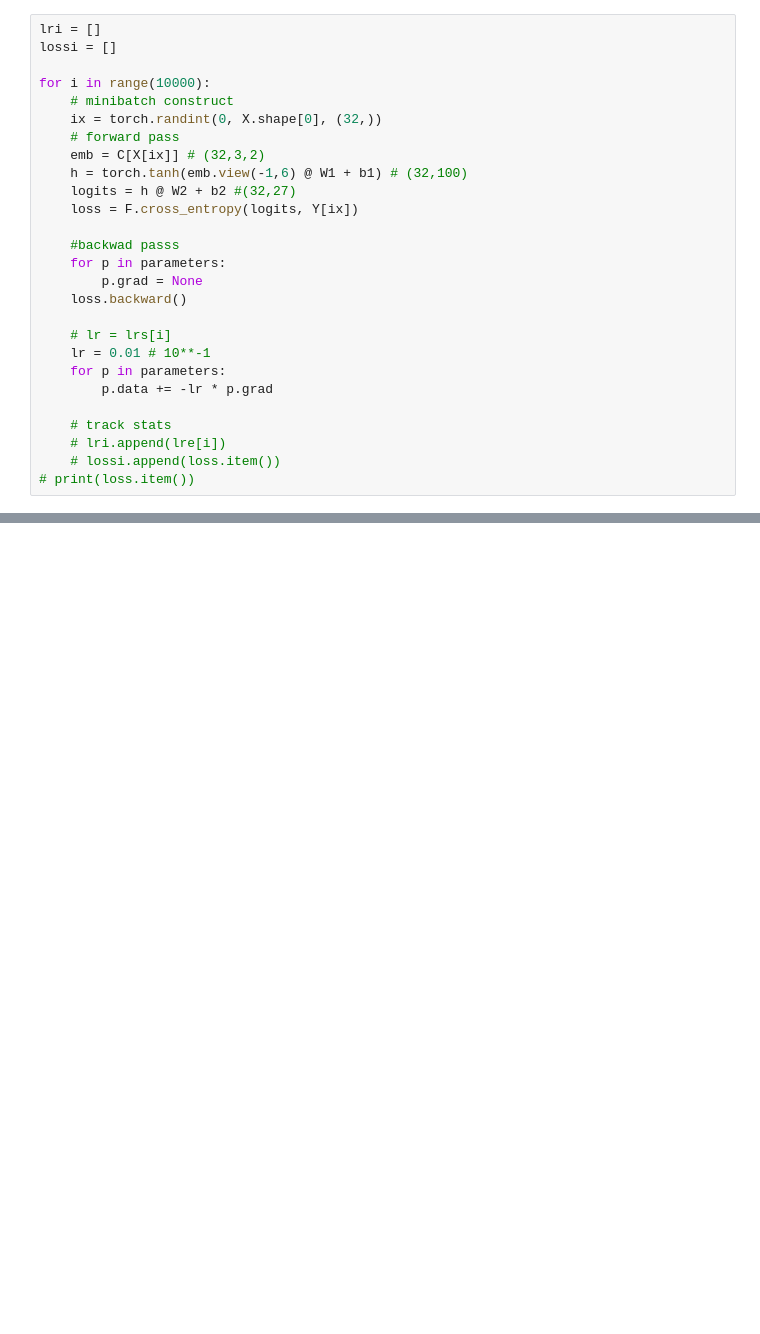
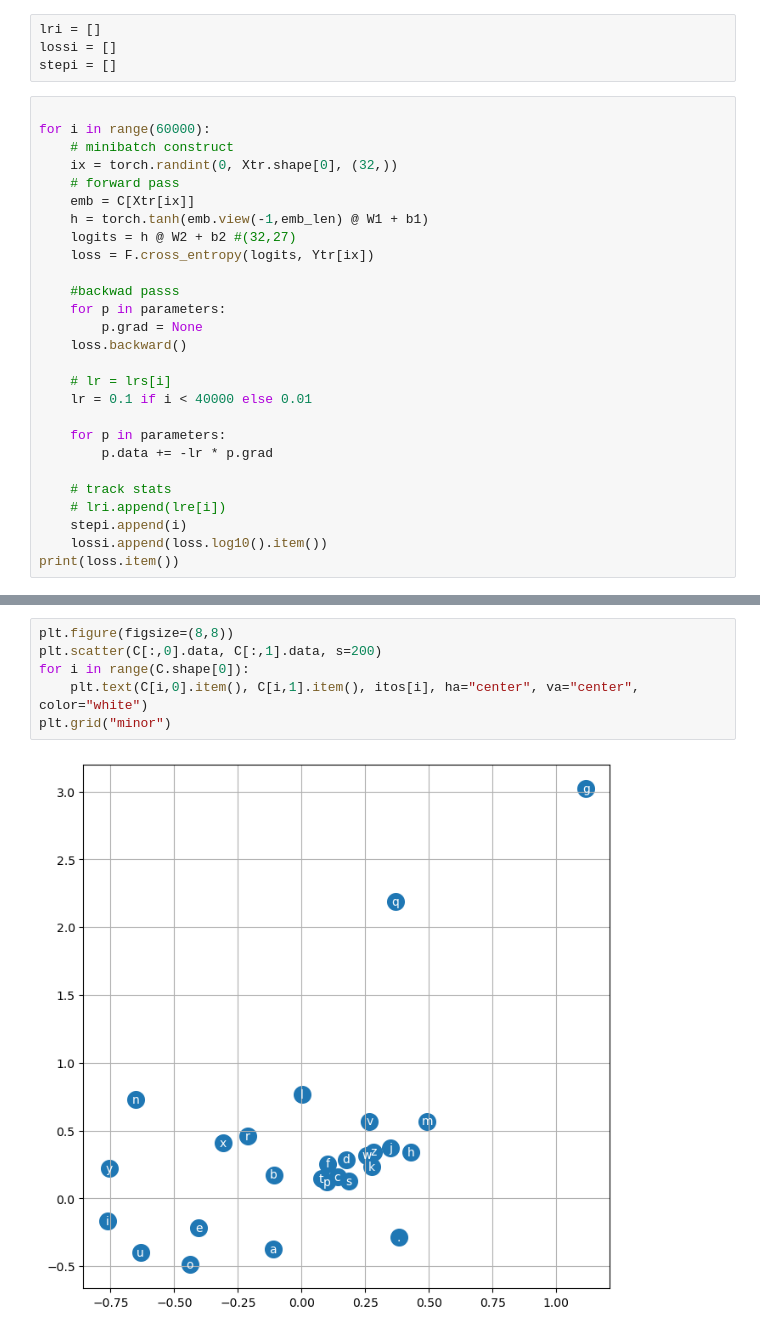
Before and after one commit to nickstrad/makemore-ml, a Jupyter notebook: makemore2.ipynb, the cells around one changed output, grey strips where cells are left out. Saved outputs shown, nothing was run; the diff lists cells and outputs as text; blank space fills up the shorter version.

```diff
--- a/makemore2.ipynb
+++ b/makemore2.ipynb
@@ -165,15 +94,17 @@ sum(p.nelement() for p in parameters) # number of parameters in total
+# %%
+lri = []
+lossi = []
+stepi = []
 # %%
-lri = []
-lossi = []
 
-for i in range(10000):
+for i in range(60000):
     # minibatch construct
-    ix = torch.randint(0, X.shape[0], (32,))
+    ix = torch.randint(0, Xtr.shape[0], (32,))
     # forward pass
-    emb = C[X[ix]] # (32,3,2)
-    h = torch.tanh(emb.view(-1,6) @ W1 + b1) # (32,100)
+    emb = C[Xtr[ix]]
+    h = torch.tanh(emb.view(-1,emb_len) @ W1 + b1)
     logits = h @ W2 + b2 #(32,27)
-    loss = F.cross_entropy(logits, Y[ix])
+    loss = F.cross_entropy(logits, Ytr[ix])
 
     #backwad passs
     for p in parameters:
@@ -181,11 +112,13 @@ for i in range(10000):
     loss.backward()
 
     # lr = lrs[i]
-    lr = 0.01 # 10**-1
+    lr = 0.1 if i < 40000 else 0.01
+
     for p in parameters:
         p.data += -lr * p.grad
 
     # track stats
     # lri.append(lre[i])
-    # lossi.append(loss.item())
-# print(loss.item())
+    stepi.append(i)
+    lossi.append(loss.log10().item())
+print(loss.item())
@@ -203,0 +145,8 @@ tensor(2.2851, grad_fn=<NllLossBackward0>)
+# %%
+plt.figure(figsize=(8,8))
+plt.scatter(C[:,0].data, C[:,1].data, s=200)
+for i in range(C.shape[0]):
+    plt.text(C[i,0].item(), C[i,1].item(), itos[i], ha="center", va="center", color="white")
+plt.grid("minor")
+# %% [output]
+[figure, added]
```
Also changed, not shown: parts of 29 cells of this notebook.
